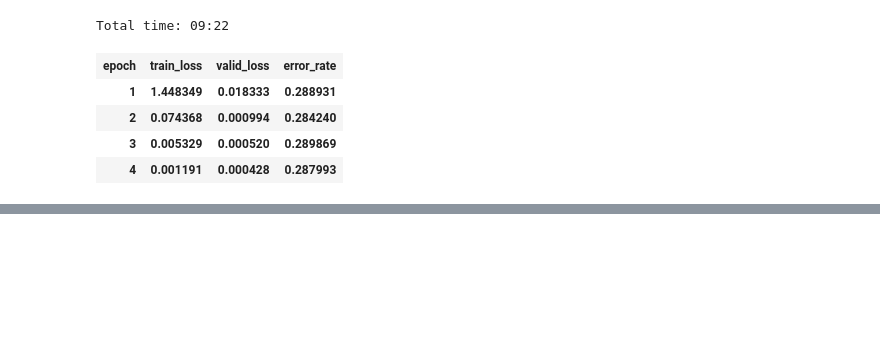
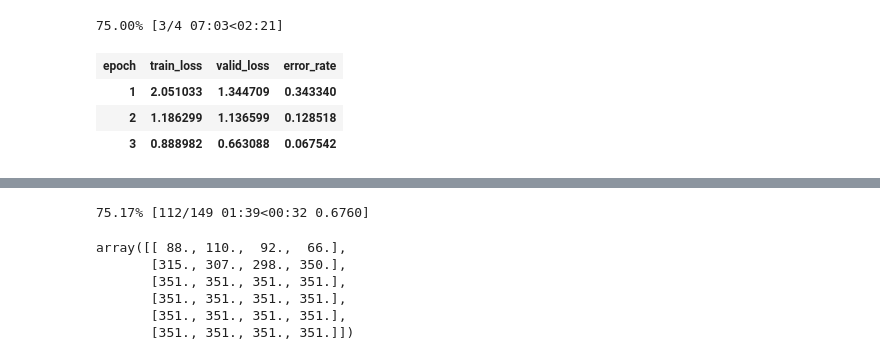
Before and after one commit to ChristianMarzahl/ISBI2019_WhiteBloodCancer, a Jupyter notebook: Optimal Focal Loss Parameter.ipynb, the cells around one changed output, grey strips where cells are left out. Drawn from its saved outputs; the diff is of its cells as text; code cells hidden in the pictures; blank space fills up the shorter version.

```diff
--- a/Optimal Focal Loss Parameter.ipynb
+++ b/Optimal Focal Loss Parameter.ipynb
@@ -48,26 +48,25 @@ class FocalLoss(nn.Module):
         w = self.alpha*t + (1-self.alpha)*(1-t)
         return w * (1-pt).pow(self.gamma)
 # %%
-alphas = np.arange(0.1, 2.0, 0.5)
-gammas = np.arange(0.1, 5.0, 0.9)
+alphas = np.arange(0.1, 5.0, 0.1)
+gammas = np.arange(0.1, 2.0, 0.1)
 
 values = np.zeros((len(gammas), len(alphas)), dtype=np.float)
-for i, a in enumerate(gammas):
-    for j, g in enumerate(alphas):
+for i, a in tqdm(enumerate(gammas)):
+    for j, g in tqdm(enumerate(alphas)):
 
         gc.collect();
         learn = create_cnn(data, models.resnet34, metrics=[error_rate], loss_func=FocalLoss(num_classes=1, alpha=a, gamma=g))
         learn.to_fp16()
         learn.fit_one_cycle(4, 1e-2)
 
         learn.loss_func = data.loss_func
         interp = ClassificationInterpretation.from_learner(learn)
 
-        values[i,j] = int(interp.confusion_matrix().flatten()[[1, 2]].sum())
+        values[i,j] = int(interp.confusion_matrix().flatten()[[1, 2]].sum()) / len(data.valid_ds.x)
 # %% [output]
-Total time: 09:22
+75.00% [3/4 07:03<02:21]
 | epoch | train_loss | valid_loss | error_rate |
-| 1 | 1.448349 | 0.018333 | 0.288931 |
-| 2 | 0.074368 | 0.000994 | 0.284240 |
-| 3 | 0.005329 | 0.000520 | 0.289869 |
-| 4 | 0.001191 | 0.000428 | 0.287993 |
+| 1 | 2.051033 | 1.344709 | 0.343340 |
+| 2 | 1.186299 | 1.136599 | 0.128518 |
+| 3 | 0.888982 | 0.663088 | 0.067542 |
@@ -75,3 +73,17 @@ Total time: 09:22
+75.17% [112/149 01:39<00:32 0.6760]
+# %%
+temp_alphas = alphas
+temp_gammas = gammas
+temp_values = values
+
+temp_values
+# %% [output]
+array([[ 88., 110.,  92.,  66.],
+       [315., 307., 298., 350.],
+       [351., 351., 351., 351.],
+       [351., 351., 351., 351.],
+       [351., 351., 351., 351.],
+       [351., 351., 351., 351.]])
 # %%
 import numpy as np
 from mpl_toolkits.mplot3d import Axes3D
```
Also changed, not shown: parts of 2 cells of this notebook, 2 other files.
